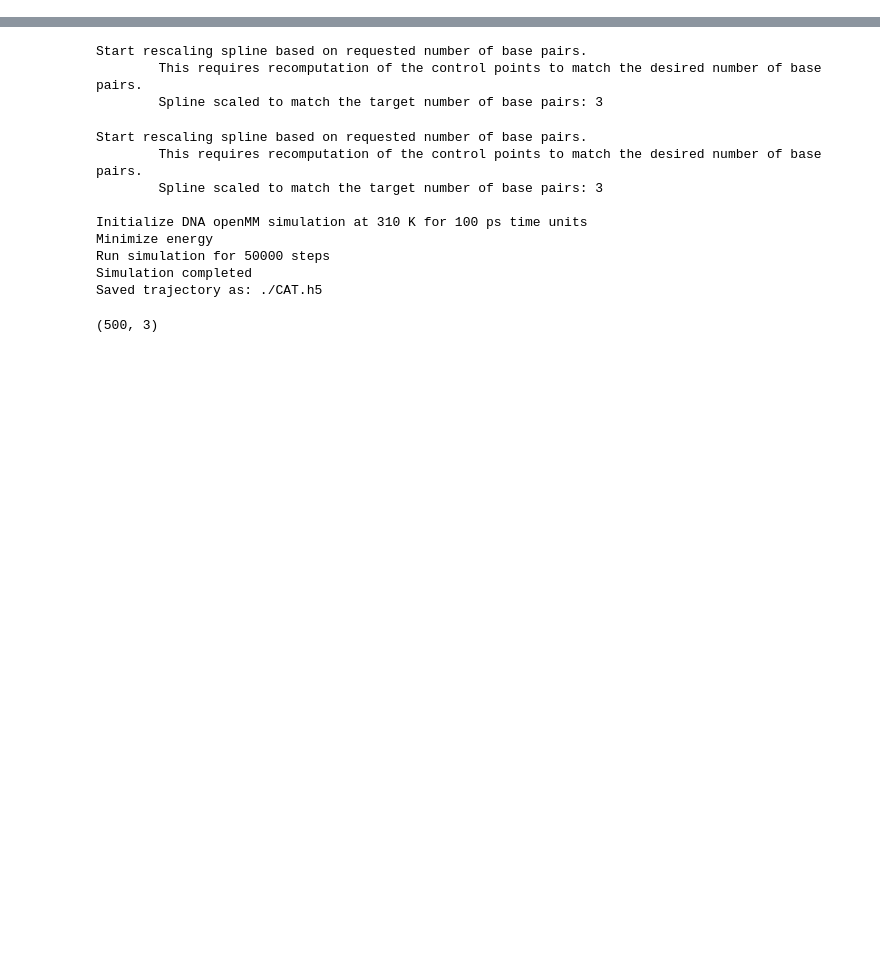
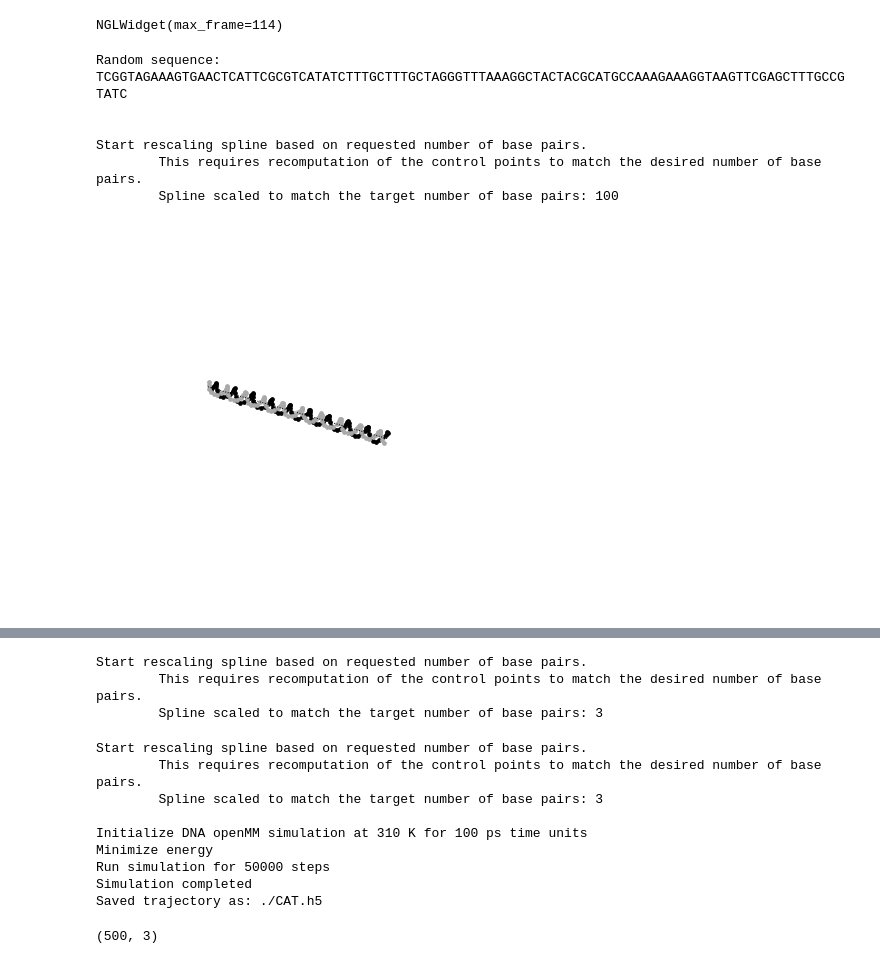
Before and after one commit to Heezch/mdna, a Jupyter notebook: studies/_orchestrate/demo.ipynb, the cells around one changed output, grey strips where cells are left out. Saved outputs shown, nothing was run; the diff lists cells and outputs as text; code cells hidden in the pictures; blank space fills up the shorter version.

```diff
--- a/studies/_orchestrate/demo.ipynb
+++ b/studies/_orchestrate/demo.ipynb
@@ -16,0 +38,19 @@ joblib is not installed. Falling back to sequential computation.
+# %%
+mc = dna.get_MC_traj()
+view = nv.show_mdtraj(mc[::50])
+view.clear()
+view.add_representation('line', selection='all')
+view
+# %% [output]
+NGLWidget(max_frame=114)
+# %%
+dna = mdna.make(n_bp=100)
+dna.draw()
+# %% [output]
+Random sequence: TCGGTAGAAAGTGAACTCATTCGCGTCATATCTTTGCTTTGCTAGGGTTTAAAGGCTACTACGCATGCCAAAGAAAGGTAAGTTCGAGCTTTGCCGTATC
+
+
+Start rescaling spline based on requested number of base pairs.
+        This requires recomputation of the control points to match the desired number of base pairs.
+        Spline scaled to match the target number of base pairs: 100
+[figure, added]
```
Also changed, not shown: parts of 9 cells of this notebook, 4 other files.
